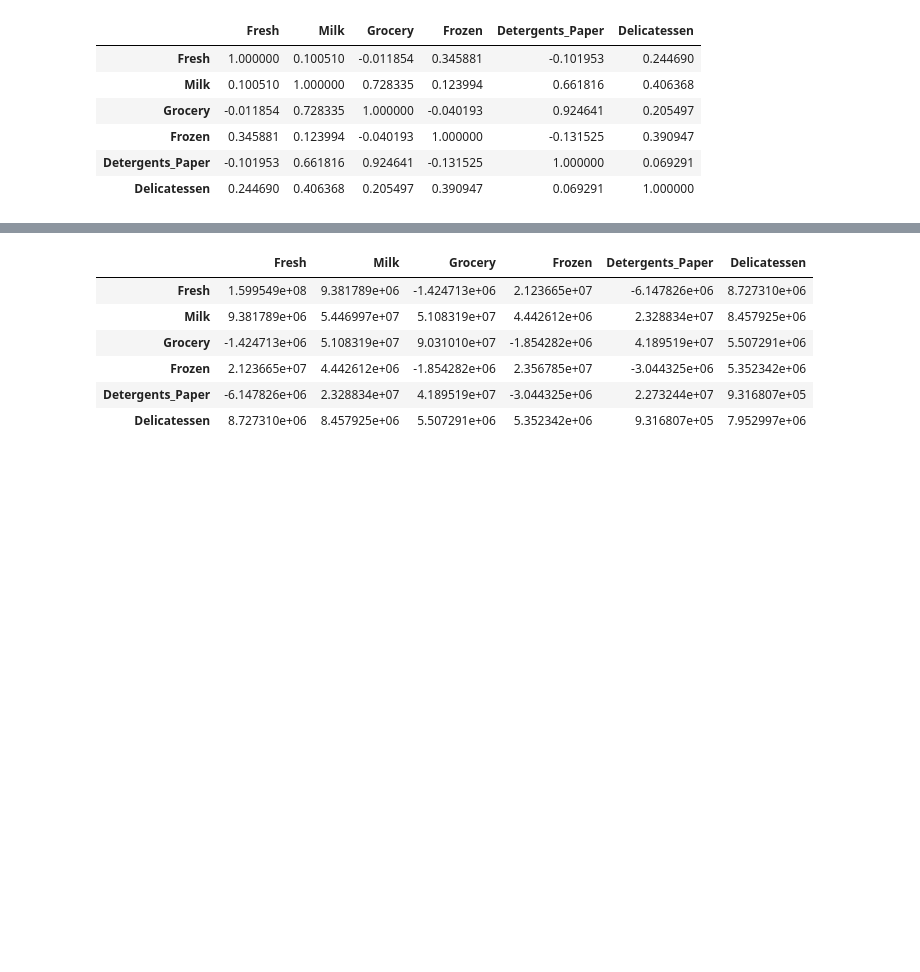
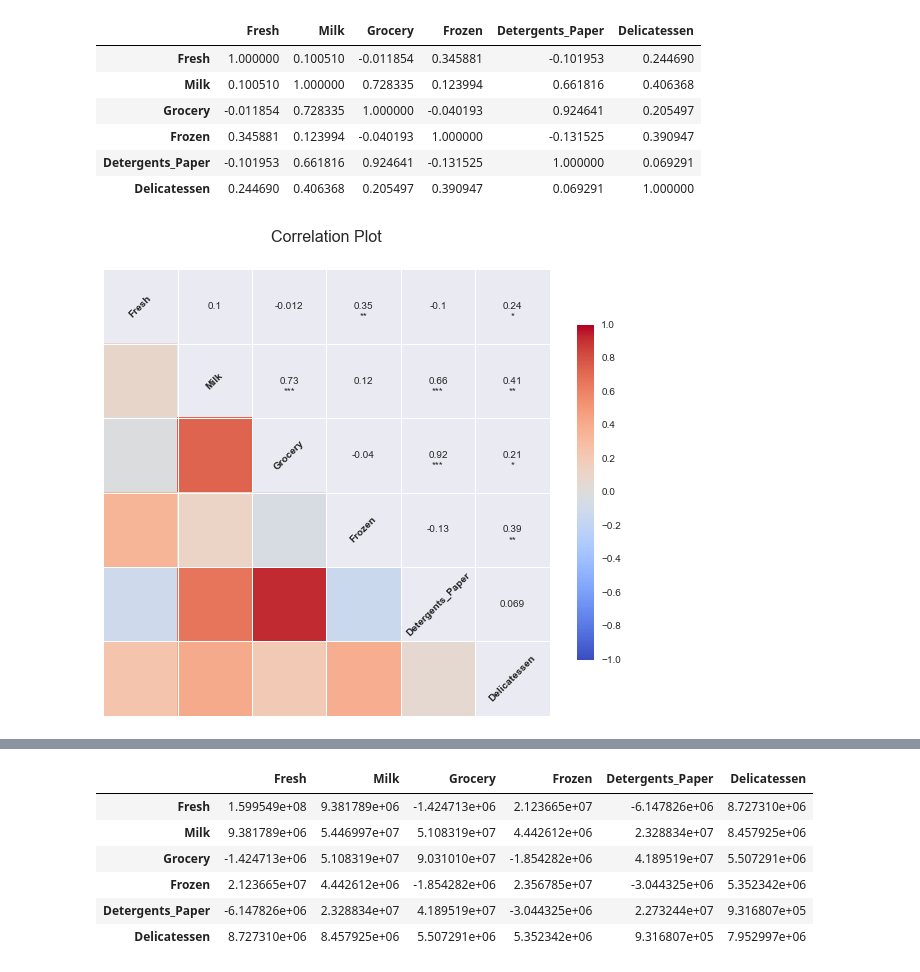
Before and after one commit to Tsmith5151/Customer-Segments, a Jupyter notebook: customer_segments.ipynb, the cells around one changed output, grey strips where cells are left out. Drawn from its saved outputs; the diff is of its cells as text; code cells hidden in the pictures; blank space fills up the shorter version.

```diff
--- a/customer_segments.ipynb
+++ b/customer_segments.ipynb
@@ -116,3 +101,11 @@ data.corr()
 | Frozen | 0.345881 | 0.123994 | -0.040193 | 1.000000 | -0.131525 | 0.390947 |
 | Detergents_Paper | -0.101953 | 0.661816 | 0.924641 | -0.131525 | 1.000000 | 0.069291 |
 | Delicatessen | 0.244690 | 0.406368 | 0.205497 | 0.390947 | 0.069291 | 1.000000 |
+# %%
+def corrplot():
+    fig, ax = pl.subplots(figsize=(10,8))
+    pl.title("Correlation Plot",fontsize=16)
+    sns.corrplot(data)
+corrplot()
+# %% [output]
+[figure, added]
```
Also changed, not shown: parts of 24 cells of this notebook.
